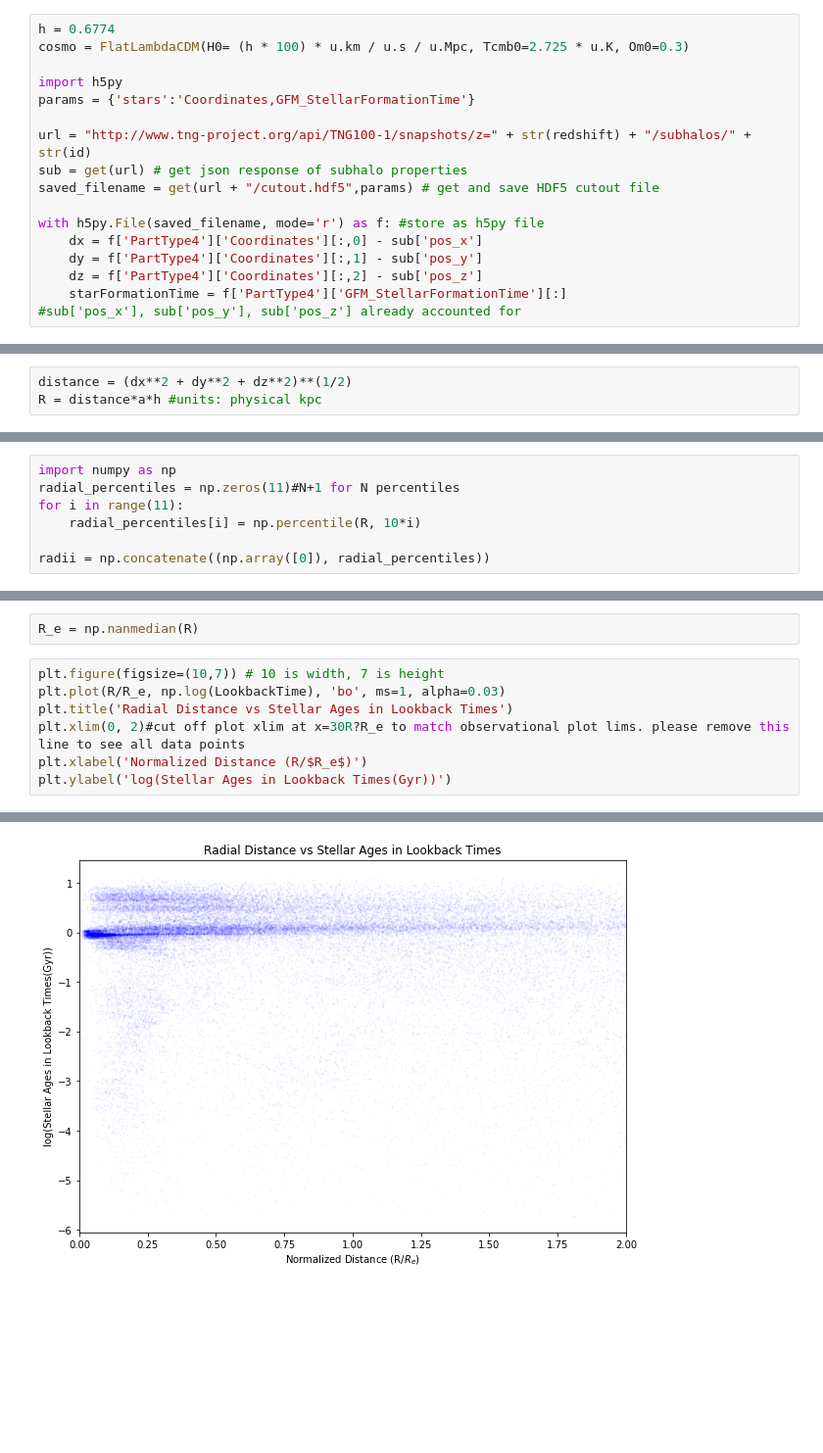
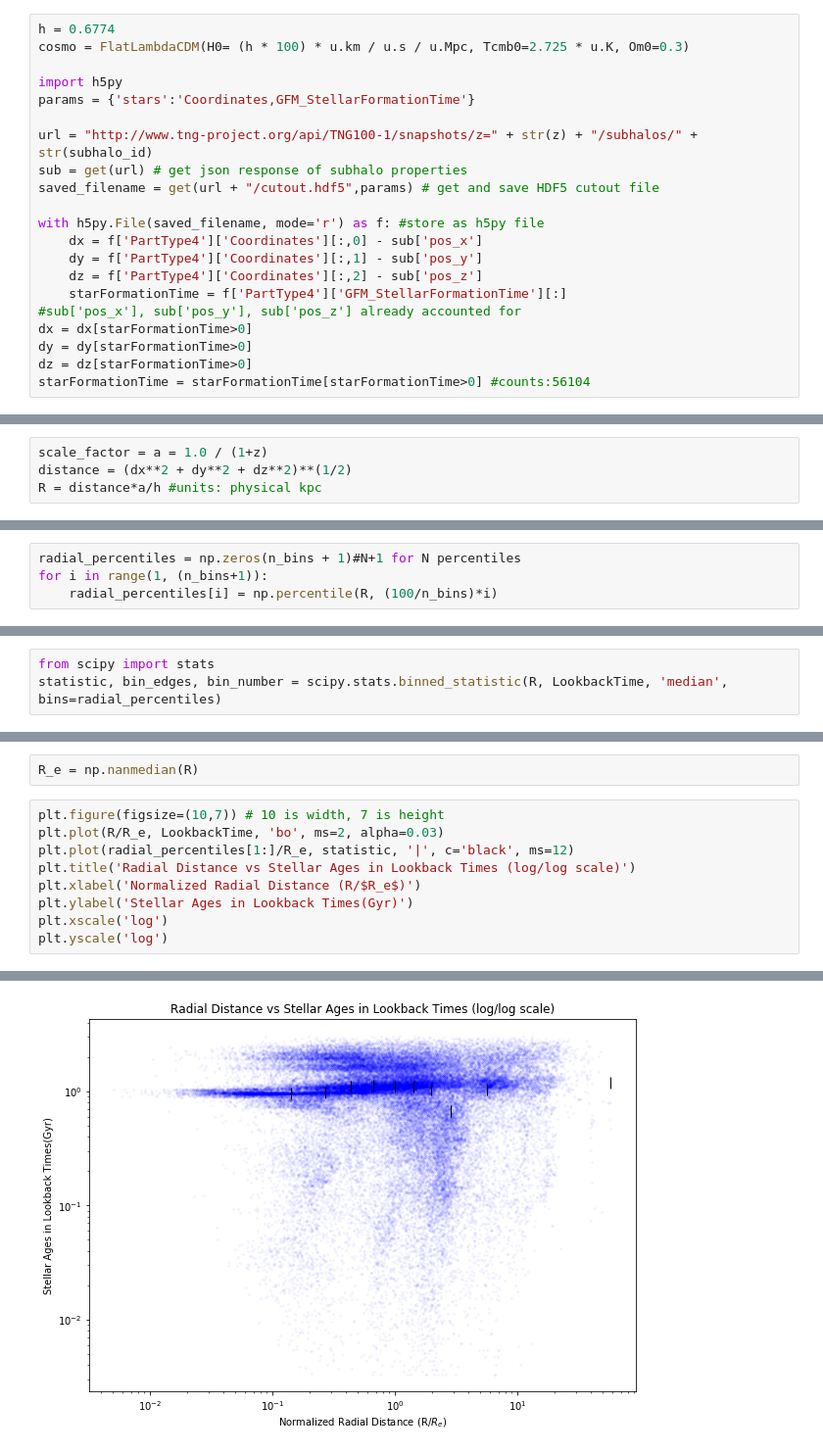
Before and after one commit to pathakde/Galaxy-Quenching, a Jupyter notebook: stellar_age_radial_distribution_plots.ipynb, the cells around one changed output, grey strips where cells are left out. Shown: that part at 98% size. Cells and saved outputs as stored; diff of their text form; blank space fills up the shorter version.

Commit message:
added age_profile()
log-log plots and updated directory

```diff
--- a/stellar_age_radial_distribution_plots.ipynb
+++ b/stellar_age_radial_distribution_plots.ipynb
@@ -24,7 +50,7 @@ cosmo = FlatLambdaCDM(H0= (h * 100) * u.km / u.s / u.Mpc, Tcmb0=2.725 * u.K, Om0
 import h5py
 params = {'stars':'Coordinates,GFM_StellarFormationTime'}
 
-url = "http://www.tng-project.org/api/TNG100-1/snapshots/z=" + str(redshift) + "/subhalos/" + str(id)
+url = "http://www.tng-project.org/api/TNG100-1/snapshots/z=" + str(z) + "/subhalos/" + str(subhalo_id)
 sub = get(url) # get json response of subhalo properties
 saved_filename = get(url + "/cutout.hdf5",params) # get and save HDF5 cutout file
 
@@ -34,3 +60,7 @@ with h5py.File(saved_filename, mode='r') as f: #store as h5py file
     dz = f['PartType4']['Coordinates'][:,2] - sub['pos_z']
     starFormationTime = f['PartType4']['GFM_StellarFormationTime'][:]
 #sub['pos_x'], sub['pos_y'], sub['pos_z'] already accounted for
+dx = dx[starFormationTime>0]
+dy = dy[starFormationTime>0]
+dz = dz[starFormationTime>0]
+starFormationTime = starFormationTime[starFormationTime>0] #counts:56104
@@ -42,4 +67,5 @@ with h5py.File(saved_filename, mode='r') as f: #store as h5py file
 # %%
+scale_factor = a = 1.0 / (1+z)
 distance = (dx**2 + dy**2 + dz**2)**(1/2)
-R = distance*a*h #units: physical kpc
+R = distance*a/h #units: physical kpc
 # %%
@@ -53,7 +77,4 @@ LookbackTime = Gyr_redshift - Gyr_starFormationTime #units: Gyr
 # %%
-import numpy as np
-radial_percentiles = np.zeros(11)#N+1 for N percentiles
-for i in range(11):
-    radial_percentiles[i] = np.percentile(R, 10*i)
-
-radii = np.concatenate((np.array([0]), radial_percentiles))
+radial_percentiles = np.zeros(n_bins + 1)#N+1 for N percentiles
+for i in range(1, (n_bins+1)):
+    radial_percentiles[i] = np.percentile(R, (100/n_bins)*i)
@@ -92,0 +81,3 @@ Text(0, 0.5, 'Stellar Ages in Lookback Times(Gyr)')
+# %%
+from scipy import stats
+statistic, bin_edges, bin_number = scipy.stats.binned_statistic(R, LookbackTime, 'median', bins=radial_percentiles)
@@ -94,9 +90,11 @@ Text(0, 0.5, 'Stellar Ages in Lookback Times(Gyr)')
 R_e = np.nanmedian(R)
 # %%
 plt.figure(figsize=(10,7)) # 10 is width, 7 is height
-plt.plot(R/R_e, np.log(LookbackTime), 'bo', ms=1, alpha=0.03)
-plt.title('Radial Distance vs Stellar Ages in Lookback Times')
-plt.xlim(0, 2)#cut off plot xlim at x=30R?R_e to match observational plot lims. please remove this line to see all data points
-plt.xlabel('Normalized Distance (R/$R_e$)')
-plt.ylabel('log(Stellar Ages in Lookback Times(Gyr))')
+plt.plot(R/R_e, LookbackTime, 'bo', ms=2, alpha=0.03)
+plt.plot(radial_percentiles[1:]/R_e, statistic, '|', c='black', ms=12)
+plt.title('Radial Distance vs Stellar Ages in Lookback Times (log/log scale)')
+plt.xlabel('Normalized Radial Distance (R/$R_e$)')
+plt.ylabel('Stellar Ages in Lookback Times(Gyr)')
+plt.xscale('log')
+plt.yscale('log')
 # %% [output]
@@ -104 +101 @@ Text(0, 0.5, 'log(Stellar Ages in Lookback Times(Gyr))')
-[figure, old version]
+[figure, new version]
```
Also changed, not shown: parts of 15 cells of this notebook, 3 other files.
